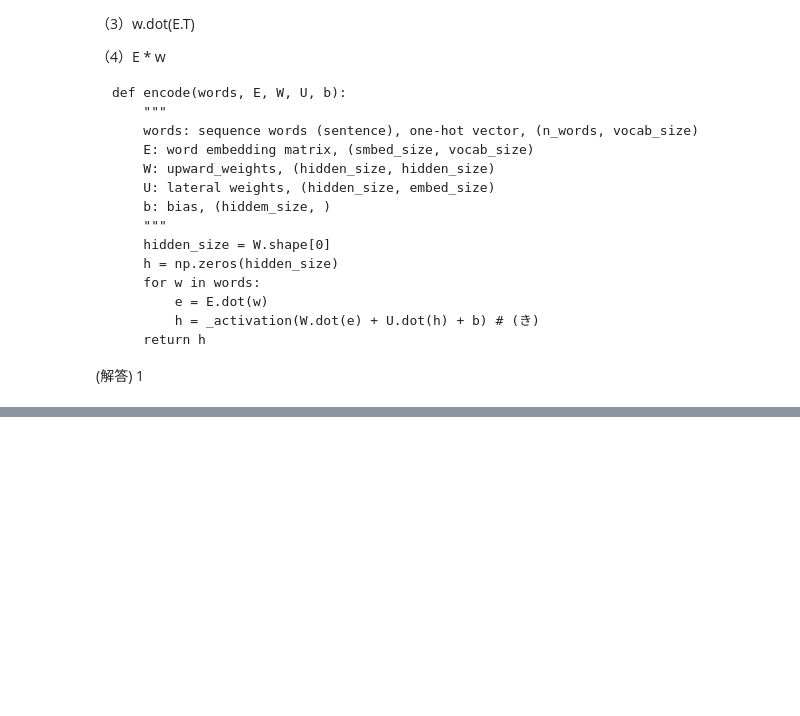
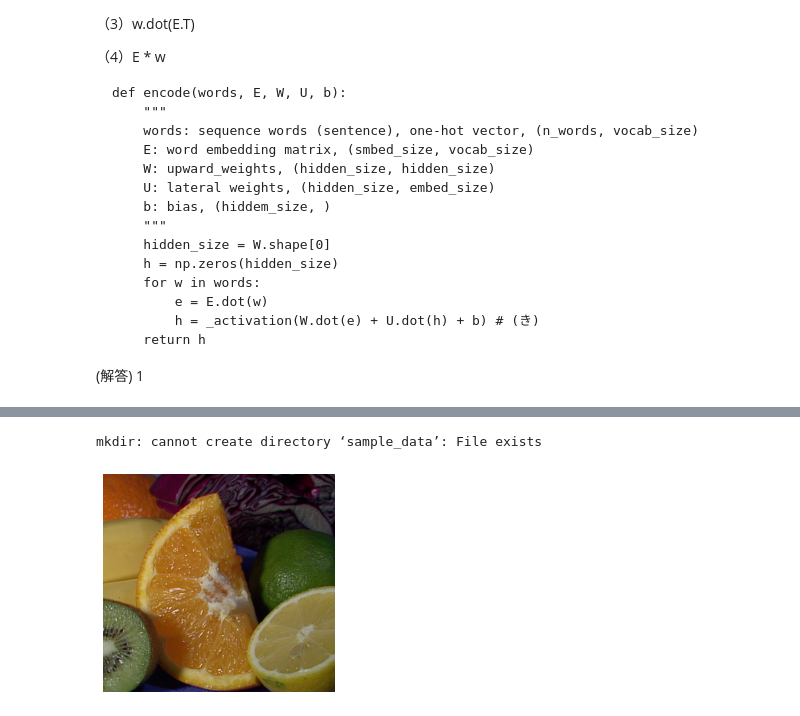
Before and after one commit to Takashi-Tokyo/studyai, a Jupyter notebook: Deep_learning_day3.ipynb, the cells around one changed output, grey strips where cells are left out. Saved outputs shown, nothing was run; the diff lists cells and outputs as text; code cells hidden in the pictures; blank space fills up the shorter version.

```diff
--- a/Deep_learning_day3.ipynb
+++ b/Deep_learning_day3.ipynb
@@ -1963,0 +2021,26 @@ def encode(words, E, W, U, b):
+# %%
+def show_images(images):
+    """複数の画像を表示する"""
+    n = 1
+    while n ** 2 < len(images):
+        n += 1
+    for i, image in enumerate(images):
+        plt.subplot(n, n, i + 1)
+        plt.imshow(image)
+        plt.axis('off')
+    plt.show()
+# %%
+! mkdir sample_data
+! wget -qnc --no-check-certificate -O ./sample_data/image_origin.jpg \
+https://github.com/opencv/opencv/raw/master/samples/data/fruits.jpg
+# %% [output]
+mkdir: cannot create directory ‘sample_data’: File exists
+# %%
+contents = tf.io.read_file("./sample_data/image_origin.jpg")
+image_origin = tf.image.decode_jpeg(contents, channels=3)
+# %%
+image = image_origin
+
+show_images([image.numpy()])
+# %% [output]
+[figure, added]
```
Also changed, not shown: parts of 44 cells of this notebook.
